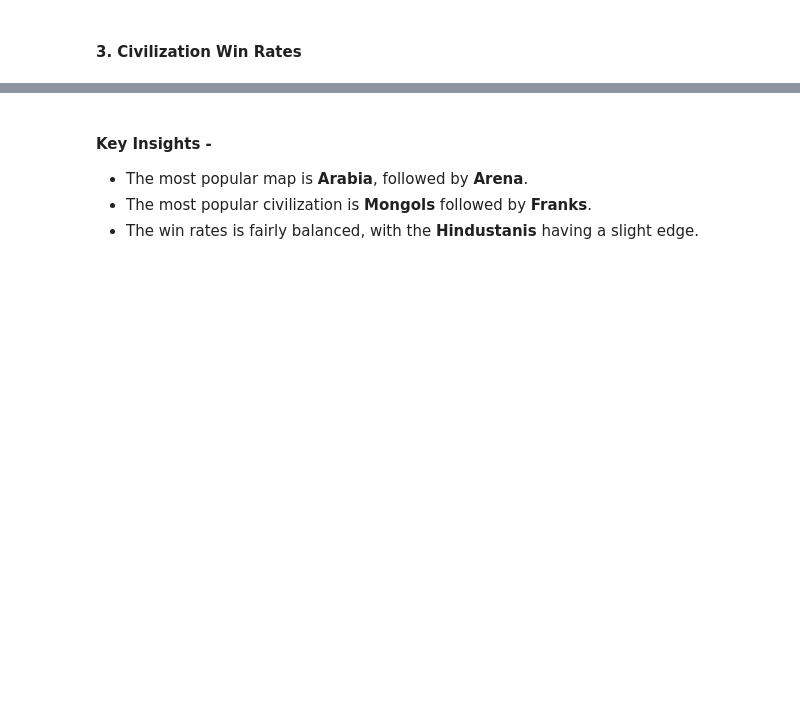
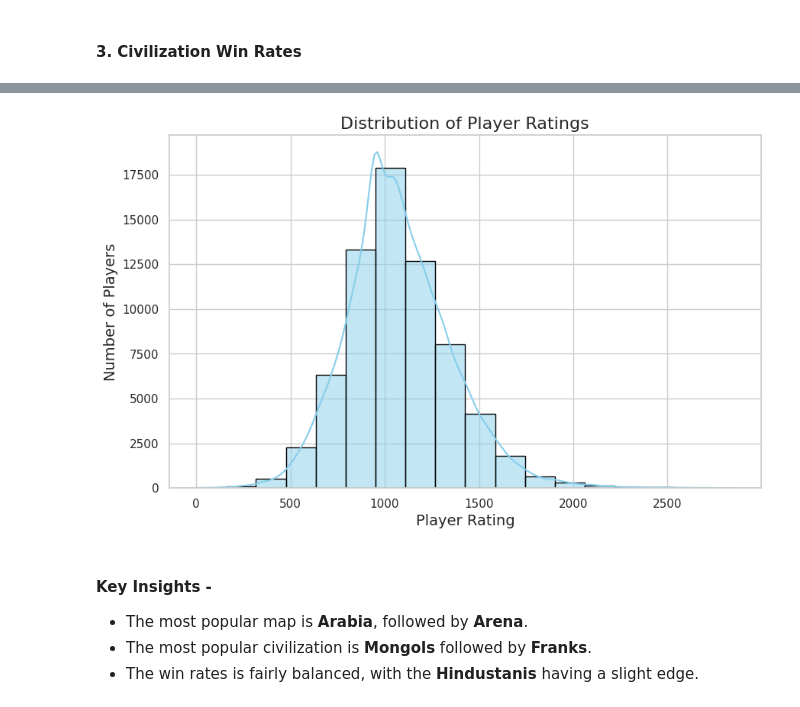
Before and after one commit to moraish/AOE_data_analysis, a Jupyter notebook: AOE_2_ANALYSIS_V1.ipynb, the cells around one changed output, grey strips where cells are left out. Cells and saved outputs as stored; diff of their text form; code cells hidden in the pictures; blank space fills up the shorter version.

Commit message:
Added plots

```diff
--- a/AOE_2_ANALYSIS_V1.ipynb
+++ b/AOE_2_ANALYSIS_V1.ipynb
@@ -126,0 +147,8 @@ px.bar(civ_win_rates, x='civ', y='win_rate', title='Civilization Win Rates', lab
+# %%
+min_rating = player_max_ratings['max_rating'].min()
+max_rating = player_max_ratings['max_rating'].max()
+
+print(f"Number of disting players: {len(player_max_ratings)}")
+
+print(f"Minimum Rating: {min_rating}")
+print(f"Maximum Rating: {max_rating}")
@@ -126,0 +163,10 @@ px.bar(civ_win_rates, x='civ', y='win_rate', title='Civilization Win Rates', lab
+# %%
+# Using Sturges' Rule:
+
+number_bins = np.log2(len(player_max_ratings)) + 1
+number_bins = np.ceil(number_bins)
+
+bin_size = (max_rating - min_rating) / number_bins
+
+print(f"Number of bins: {number_bins}")
+print(f"Bin size: {bin_size}")
@@ -126,0 +176,6 @@ px.bar(civ_win_rates, x='civ', y='win_rate', title='Civilization Win Rates', lab
+# %%
+bins = np.arange(min_rating, max_rating + bin_size, bin_size)
+
+# adding a bin column to the dataframe
+player_max_ratings['rating_bin'] = pd.cut(player_max_ratings['max_rating'], bins=bins)
+player_max_ratings.head()
@@ -127,3 +189,25 @@ px.bar(civ_win_rates, x='civ', y='win_rate', title='Civilization Win Rates', lab
+# %%
+sns.set(style="whitegrid")
+
+# Plot the histogram with KDE
+plt.figure(figsize=(10, 6))
+sns.histplot(
+    player_max_ratings['max_rating'],
+    bins=bins,
+    kde=True,
+    color='skyblue',
+    edgecolor='black'
+)
+
+# Add labels and title
+plt.title('Distribution of Player Ratings', fontsize=16)
+plt.xlabel('Player Rating', fontsize=14)
+plt.ylabel('Number of Players', fontsize=14)
+
+# Show the plot
+plt.show()
+# %% [output]
+[figure, added]
 # %% [markdown]
 #### Key Insights -
 
```
Also changed, not shown: parts of 8 cells of this notebook.
